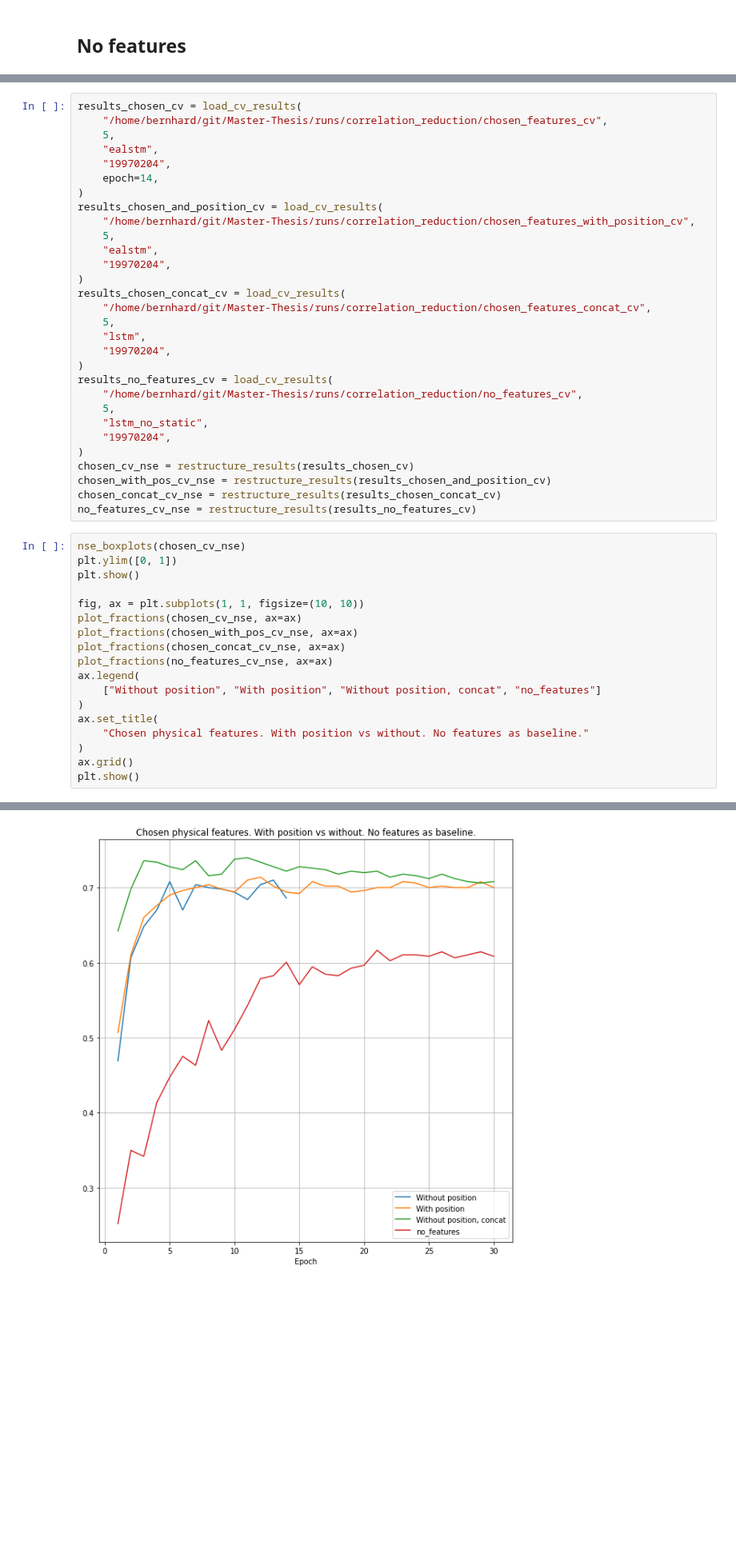
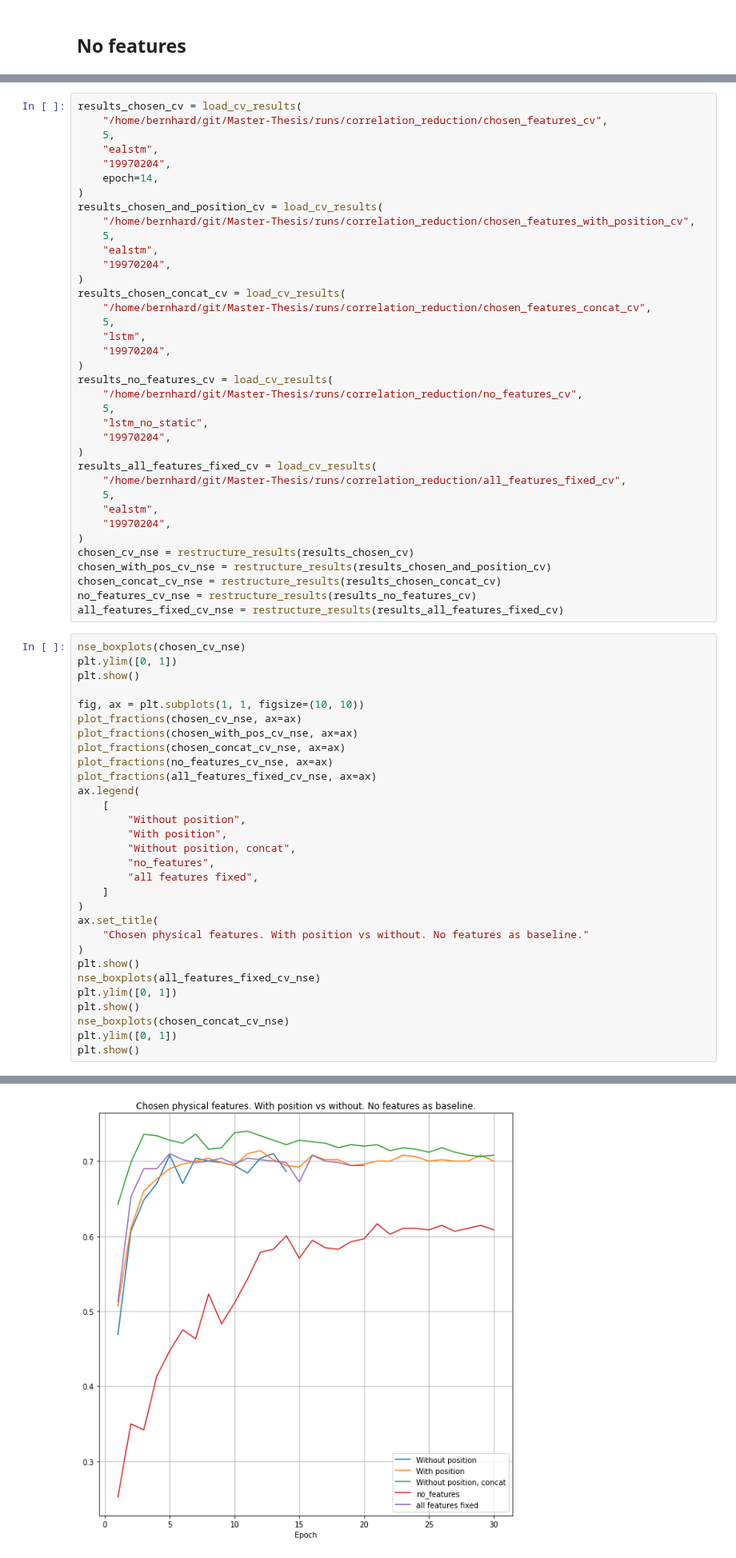
Before and after one commit to bernharl/Master-Thesis, a Jupyter notebook: notebooks/correlation_reduction.ipynb, the cells around one changed output, grey strips where cells are left out. Shown at 80% size. Drawn from its saved outputs; the diff is of its cells as text; blank space fills up the shorter version.

```diff
--- a/notebooks/correlation_reduction.ipynb
+++ b/notebooks/correlation_reduction.ipynb
@@ -369,28 +360,47 @@ results_no_features_cv = load_cv_results(
     "lstm_no_static",
     "19970204",
 )
+results_all_features_fixed_cv = load_cv_results(
+    "/home/bernhard/git/Master-Thesis/runs/correlation_reduction/all_features_fixed_cv",
+    5,
+    "ealstm",
+    "19970204",
+)
 chosen_cv_nse = restructure_results(results_chosen_cv)
 chosen_with_pos_cv_nse = restructure_results(results_chosen_and_position_cv)
 chosen_concat_cv_nse = restructure_results(results_chosen_concat_cv)
 no_features_cv_nse = restructure_results(results_no_features_cv)
+all_features_fixed_cv_nse = restructure_results(results_all_features_fixed_cv)
 # %%
 nse_boxplots(chosen_cv_nse)
 plt.ylim([0, 1])
 plt.show()
 
 fig, ax = plt.subplots(1, 1, figsize=(10, 10))
 plot_fractions(chosen_cv_nse, ax=ax)
 plot_fractions(chosen_with_pos_cv_nse, ax=ax)
 plot_fractions(chosen_concat_cv_nse, ax=ax)
 plot_fractions(no_features_cv_nse, ax=ax)
+plot_fractions(all_features_fixed_cv_nse, ax=ax)
 ax.legend(
-    ["Without position", "With position", "Without position, concat", "no_features"]
+    [
+        "Without position",
+        "With position",
+        "Without position, concat",
+        "no_features",
+        "all features fixed",
+    ]
 )
 ax.set_title(
     "Chosen physical features. With position vs without. No features as baseline."
 )
-ax.grid()
 plt.show()
+nse_boxplots(all_features_fixed_cv_nse)
+plt.ylim([0, 1])
+plt.show()
+nse_boxplots(chosen_concat_cv_nse)
+plt.ylim([0, 1])
+plt.show()
 # %% [output]
 [figure]
-[figure, old version]
+[figure, new version]
```
Also changed, not shown: parts of 7 cells of this notebook, 1 other file.
